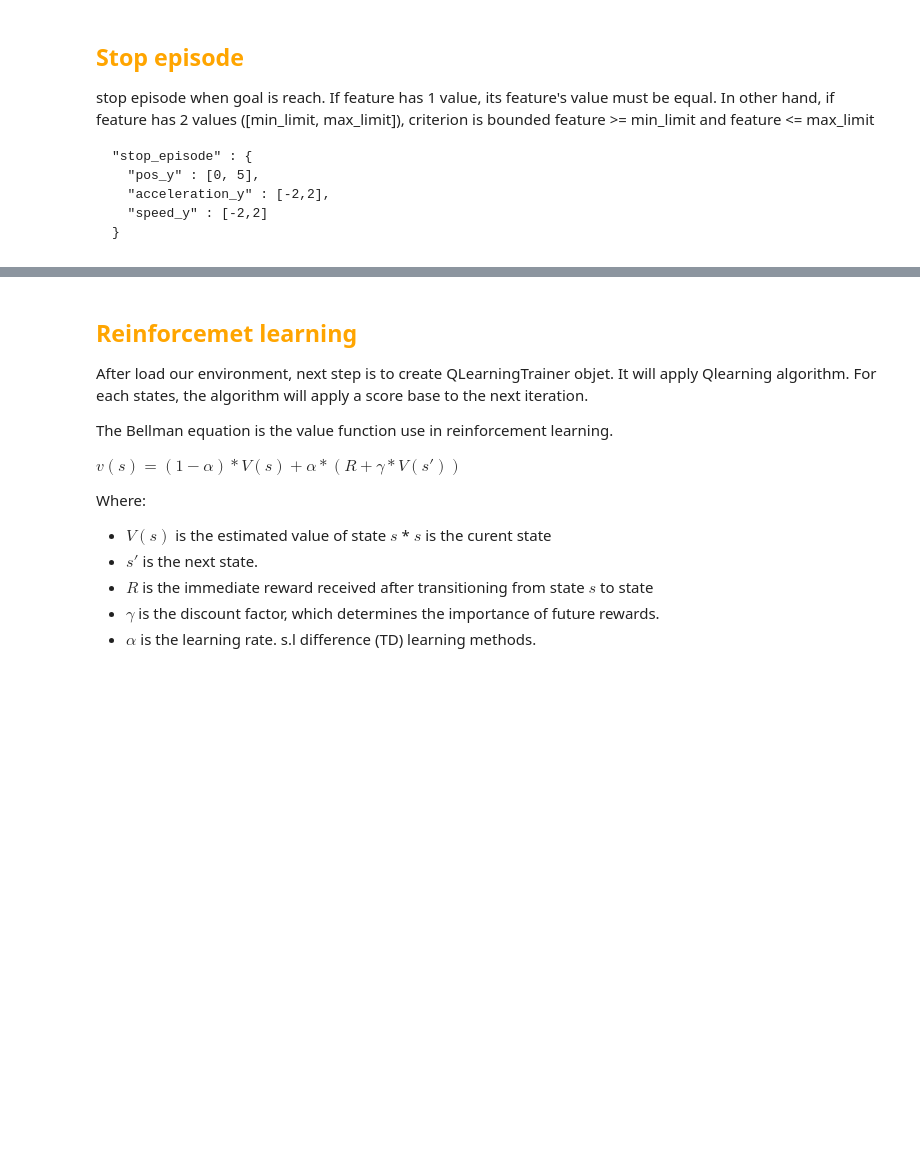
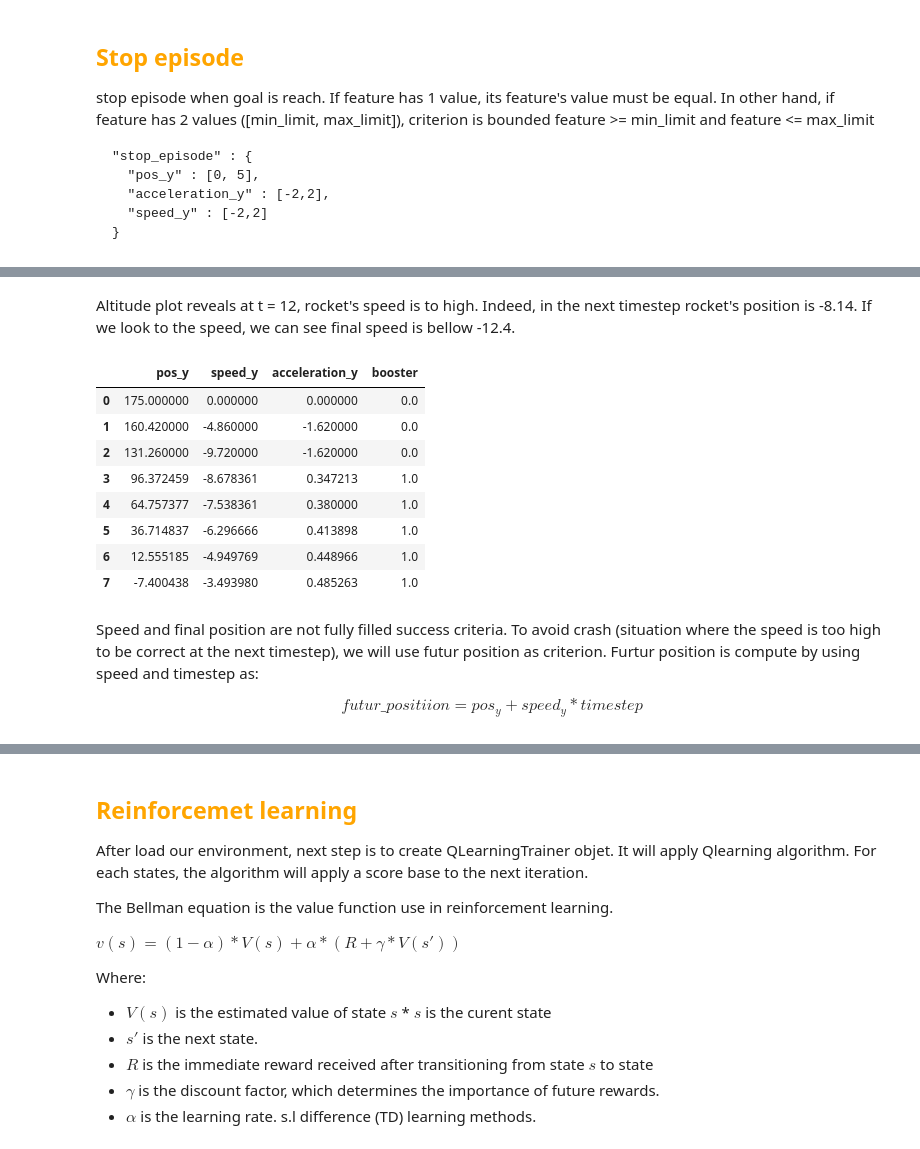
Before and after one commit to jaysenSAW/RL_engine, a Jupyter notebook: notebook/tuto_2.ipynb, the cells around one changed output, grey strips where cells are left out. Cells and saved outputs as stored; diff of their text form; code cells hidden in the pictures; blank space fills up the shorter version.

```diff
--- a/notebook/tuto_2.ipynb
+++ b/notebook/tuto_2.ipynb
@@ -218,0 +165,5 @@ fig.show()
+# %%
+# Create an environment object with the rules defined previously
+env_ref = Environment(JOSN_file, check_model = False)
+df_0 = rocket_simulation(env_ref, acceleration_y_constraint = 10, speed_y_limit = 5, timestep = 0)
+plot_rocket_altitude(df_0)
@@ -218,0 +180,18 @@ fig.show()
+# %% [markdown]
+Altitude plot reveals at t = 12, rocket's speed is to high. Indeed, in the next timestep rocket's position is -8.14. If we look to the speed, we can see final speed is bellow -12.4.
+# %%
+df_0[["pos_y", "speed_y", "acceleration_y", "booster"]]
+# %% [output]
+|  | pos_y | speed_y | acceleration_y | booster |
+| 0 | 175.000000 | 0.000000 | 0.000000 | 0.0 |
+| 1 | 160.420000 | -4.860000 | -1.620000 | 0.0 |
+| 2 | 131.260000 | -9.720000 | -1.620000 | 0.0 |
+| 3 | 96.372459 | -8.678361 | 0.347213 | 1.0 |
+| 4 | 64.757377 | -7.538361 | 0.380000 | 1.0 |
+| 5 | 36.714837 | -6.296666 | 0.413898 | 1.0 |
+| 6 | 12.555185 | -4.949769 | 0.448966 | 1.0 |
+| 7 | -7.400438 | -3.493980 | 0.485263 | 1.0 |
+# %% [markdown]
+Speed and final position are not fully filled success criteria. To avoid crash (situation where the speed is too high to be correct at the next timestep), we will use futur position as criterion. Furtur position is compute by using speed and timestep as:
+
+$$ futur\_positiion = pos_y + speed_y * timestep $$
```
Also changed, not shown: parts of 28 cells of this notebook.
